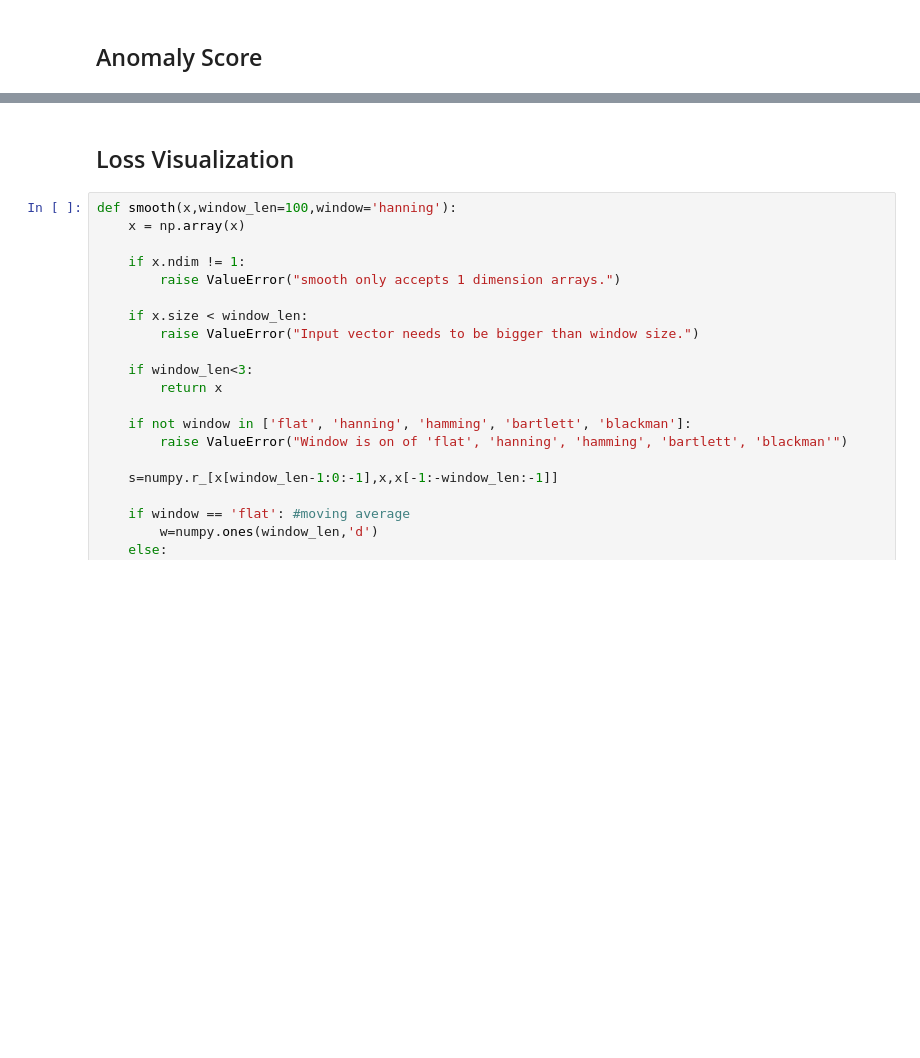
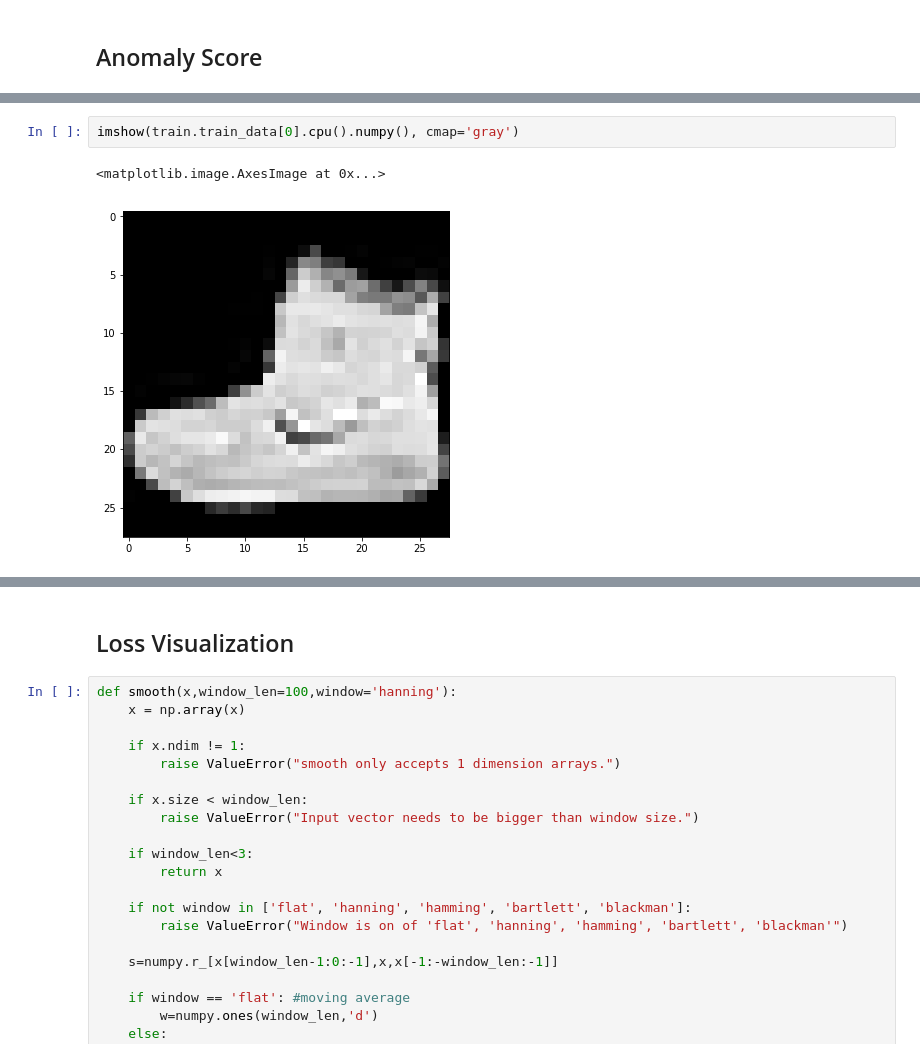
Before and after one commit to AndersonJo/gan-yhat, a Jupyter notebook: 08 anogan/anogan-pytorch.ipynb, the cells around one changed output, grey strips where cells are left out. Cells and saved outputs as stored; diff of their text form; blank space fills up the shorter version.

```diff
--- a/08 anogan/anogan-pytorch.ipynb
+++ b/08 anogan/anogan-pytorch.ipynb
@@ -383,0 +466,5 @@ noise_optimizer.step()
+# %%
+imshow(train.train_data[0].cpu().numpy(), cmap='gray')
+# %% [output]
+<matplotlib.image.AxesImage at 0x...>
+[figure, added]
```
Also changed, not shown: parts of 11 cells of this notebook.
